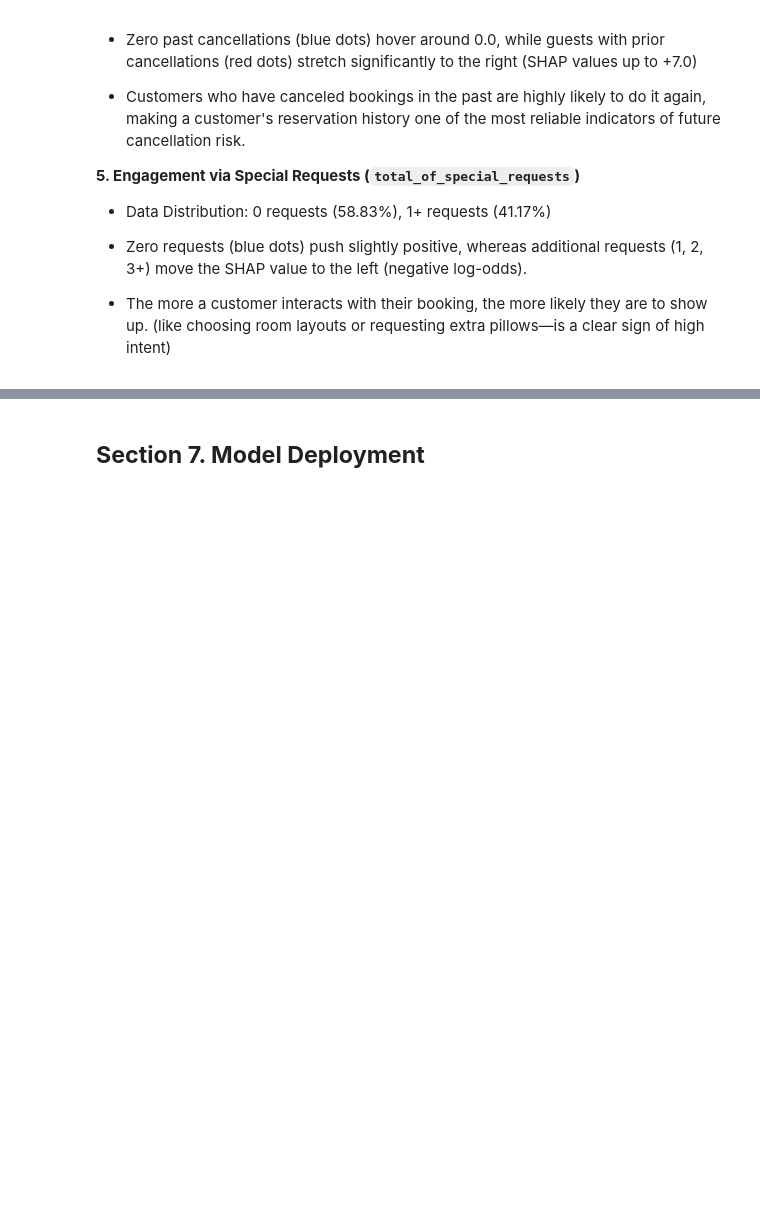
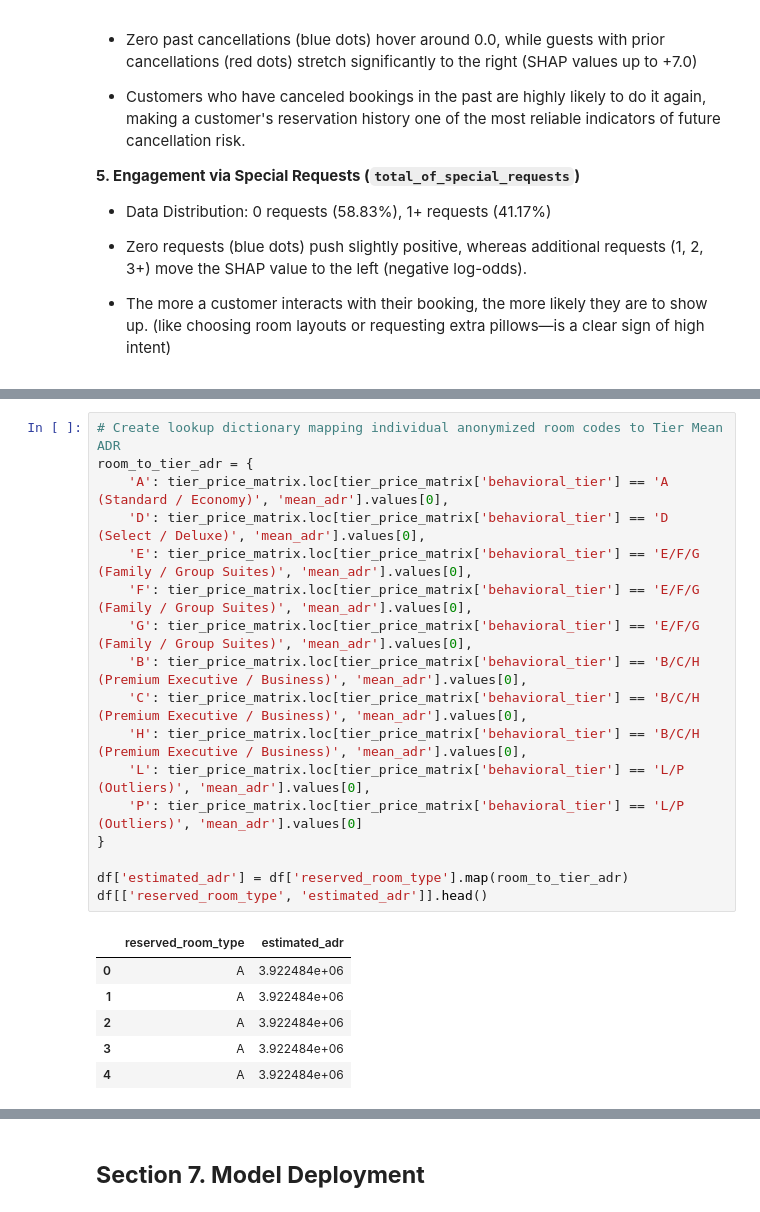
Before and after one commit to rafiandrianto/Capstone3, a Jupyter notebook: notebook/hotel_booking_cancellation.ipynb, the cells around one changed output, grey strips where cells are left out. Cells and saved outputs as stored; diff of their text form; blank space fills up the shorter version.

```diff
--- a/notebook/1.0-bdp-notebook.ipynb
+++ b/notebook/hotel_booking_cancellation.ipynb
@@ -1632,0 +1746,24 @@ shap.plots.bar(shap_values, max_display=15)
+# %%
+# Create lookup dictionary mapping individual anonymized room codes to Tier Mean ADR
+room_to_tier_adr = {
+    'A': tier_price_matrix.loc[tier_price_matrix['behavioral_tier'] == 'A (Standard / Economy)', 'mean_adr'].values[0],
+    'D': tier_price_matrix.loc[tier_price_matrix['behavioral_tier'] == 'D (Select / Deluxe)', 'mean_adr'].values[0],
+    'E': tier_price_matrix.loc[tier_price_matrix['behavioral_tier'] == 'E/F/G (Family / Group Suites)', 'mean_adr'].values[0],
+    'F': tier_price_matrix.loc[tier_price_matrix['behavioral_tier'] == 'E/F/G (Family / Group Suites)', 'mean_adr'].values[0],
+    'G': tier_price_matrix.loc[tier_price_matrix['behavioral_tier'] == 'E/F/G (Family / Group Suites)', 'mean_adr'].values[0],
+    'B': tier_price_matrix.loc[tier_price_matrix['behavioral_tier'] == 'B/C/H (Premium Executive / Business)', 'mean_adr'].values[0],
+    'C': tier_price_matrix.loc[tier_price_matrix['behavioral_tier'] == 'B/C/H (Premium Executive / Business)', 'mean_adr'].values[0],
+    'H': tier_price_matrix.loc[tier_price_matrix['behavioral_tier'] == 'B/C/H (Premium Executive / Business)', 'mean_adr'].values[0],
+    'L': tier_price_matrix.loc[tier_price_matrix['behavioral_tier'] == 'L/P (Outliers)', 'mean_adr'].values[0],
+    'P': tier_price_matrix.loc[tier_price_matrix['behavioral_tier'] == 'L/P (Outliers)', 'mean_adr'].values[0]
+}
+
+df['estimated_adr'] = df['reserved_room_type'].map(room_to_tier_adr)
+df[['reserved_room_type', 'estimated_adr']].head()
+# %% [output]
+|  | reserved_room_type | estimated_adr |
+| 0 | A | 3.922484e+06 |
+| 1 | A | 3.922484e+06 |
+| 2 | A | 3.922484e+06 |
+| 3 | A | 3.922484e+06 |
+| 4 | A | 3.922484e+06 |
```
Also changed, not shown: parts of 24 cells of this notebook, 5 other files.
